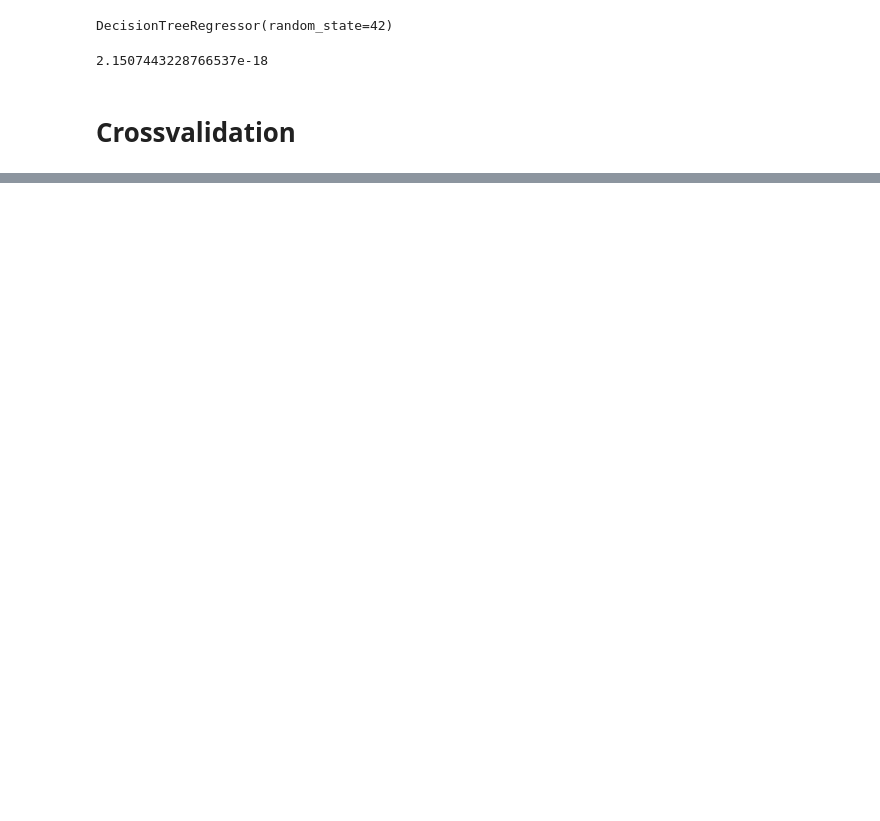
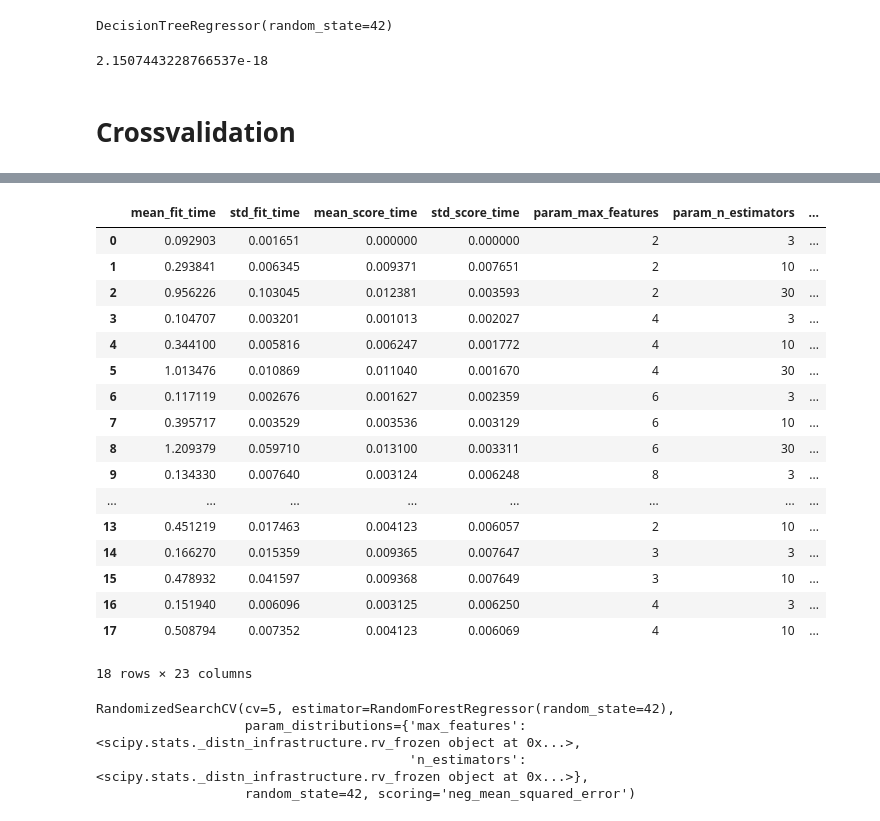
Before and after one commit to aaronjdigital/mlidigital, a Jupyter notebook: Newbase ML Reglas de Precio.ipynb, the cells around one changed output, grey strips where cells are left out. Saved outputs shown, nothing was run; the diff lists cells and outputs as text; code cells hidden in the pictures; blank space fills up the shorter version.

```diff
--- a/Newbase ML Reglas de Precio.ipynb
+++ b/Newbase ML Reglas de Precio.ipynb
@@ -567,7 +575,7 @@ TypeError: ufunc 'isfinite' not supported for the input types, and the inputs co
 from sklearn.linear_model import LinearRegression
 
 lin_reg = LinearRegression()
-lin_reg.fit(old_housing_prepared, housing_labels) #Aquí ocupé old_housing_prepared
+lin_reg.fit(housing_prepared, housing_labels) #Aquí ocupé old_housing_prepared
 # %% [output]
 LinearRegression()
 # %%
@@ -638,0 +690,9 @@ tree_rmse
+# %%
+from sklearn.svm import SVR
+
+svm_reg = SVR(kernel="linear")
+svm_reg.fit(housing_prepared, housing_labels)
+housing_predictions = svm_reg.predict(housing_prepared)
+svm_mse = mean_squared_error(housing_labels, housing_predictions)
+svm_rmse = np.sqrt(svm_mse)
+svm_rmse
@@ -638,0 +701,16 @@ tree_rmse
+# %%
+from sklearn.ensemble import RandomForestRegressor
+from sklearn.model_selection import GridSearchCV
+
+param_grid = [
+    # try 12 (3×4) combinations of hyperparameters
+    {'n_estimators': [3, 10, 30], 'max_features': [2, 4, 6, 8]},
+    # then try 6 (2×3) combinations with bootstrap set as False
+    {'bootstrap': [False], 'n_estimators': [3, 10], 'max_features': [2, 3, 4]},
+  ]
+
+forest_reg = RandomForestRegressor(random_state=42)
+# train across 5 folds, that's a total of (12+6)*5=90 rounds of training
+grid_search = GridSearchCV(forest_reg, param_grid, cv=5,
+                           scoring='neg_mean_squared_error', return_train_score=True)
+grid_search.fit(housing_prepared, housing_labels)
@@ -638,0 +755,39 @@ tree_rmse
+# %%
+pd.DataFrame(grid_search.cv_results_)
+# %% [output]
+|  | mean_fit_time | std_fit_time | mean_score_time | std_score_time | param_max_features | param_n_estimators | ... |
+| 0 | 0.092903 | 0.001651 | 0.000000 | 0.000000 | 2 | 3 | ... |
+| 1 | 0.293841 | 0.006345 | 0.009371 | 0.007651 | 2 | 10 | ... |
+| 2 | 0.956226 | 0.103045 | 0.012381 | 0.003593 | 2 | 30 | ... |
+| 3 | 0.104707 | 0.003201 | 0.001013 | 0.002027 | 4 | 3 | ... |
+| 4 | 0.344100 | 0.005816 | 0.006247 | 0.001772 | 4 | 10 | ... |
+| 5 | 1.013476 | 0.010869 | 0.011040 | 0.001670 | 4 | 30 | ... |
+| 6 | 0.117119 | 0.002676 | 0.001627 | 0.002359 | 6 | 3 | ... |
+| 7 | 0.395717 | 0.003529 | 0.003536 | 0.003129 | 6 | 10 | ... |
+| 8 | 1.209379 | 0.059710 | 0.013100 | 0.003311 | 6 | 30 | ... |
+| 9 | 0.134330 | 0.007640 | 0.003124 | 0.006248 | 8 | 3 | ... |
+| ... | ... | ... | ... | ... | ... | ... | ... |
+| 13 | 0.451219 | 0.017463 | 0.004123 | 0.006057 | 2 | 10 | ... |
+| 14 | 0.166270 | 0.015359 | 0.009365 | 0.007647 | 3 | 3 | ... |
+| 15 | 0.478932 | 0.041597 | 0.009368 | 0.007649 | 3 | 10 | ... |
+| 16 | 0.151940 | 0.006096 | 0.003125 | 0.006250 | 4 | 3 | ... |
+| 17 | 0.508794 | 0.007352 | 0.004123 | 0.006069 | 4 | 10 | ... |
+18 rows × 23 columns
+# %%
+from sklearn.model_selection import RandomizedSearchCV
+from scipy.stats import randint
+
+param_distribs = {
+        'n_estimators': randint(low=1, high=200),
+        'max_features': randint(low=1, high=8),
+    }
+
+forest_reg = RandomForestRegressor(random_state=42)
+rnd_search = RandomizedSearchCV(forest_reg, param_distributions=param_distribs,
+                                n_iter=10, cv=5, scoring='neg_mean_squared_error', random_state=42)
+rnd_search.fit(housing_prepared, housing_labels)
+# %% [output]
+RandomizedSearchCV(cv=5, estimator=RandomForestRegressor(random_state=42),
+                   param_distributions={'max_features': <scipy.stats._distn_infrastructure.rv_frozen object at 0x...>,
+                                        'n_estimators': <scipy.stats._distn_infrastructure.rv_frozen object at 0x...>},
+                   random_state=42, scoring='neg_mean_squared_error')
```
Also changed, not shown: parts of 23 cells of this notebook.
